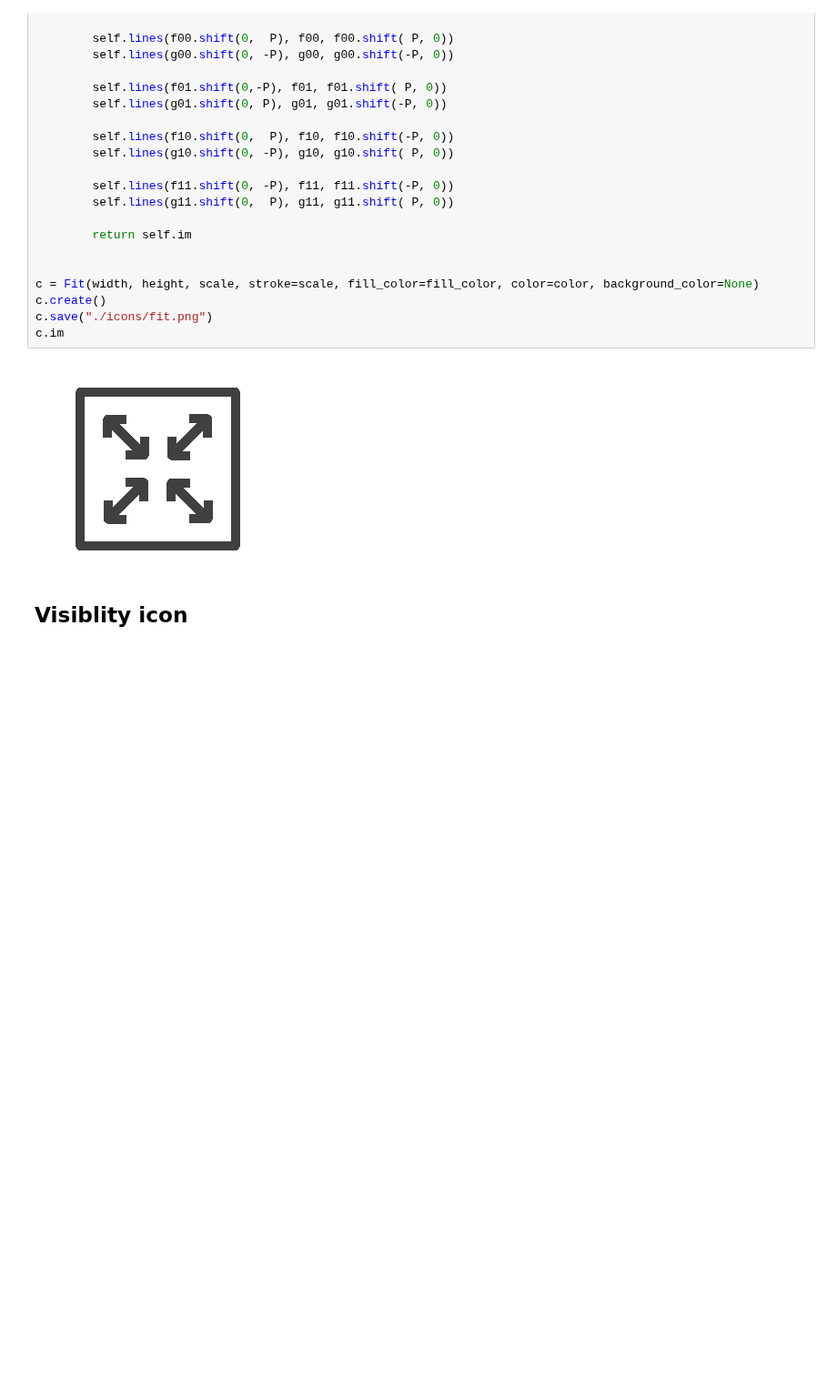
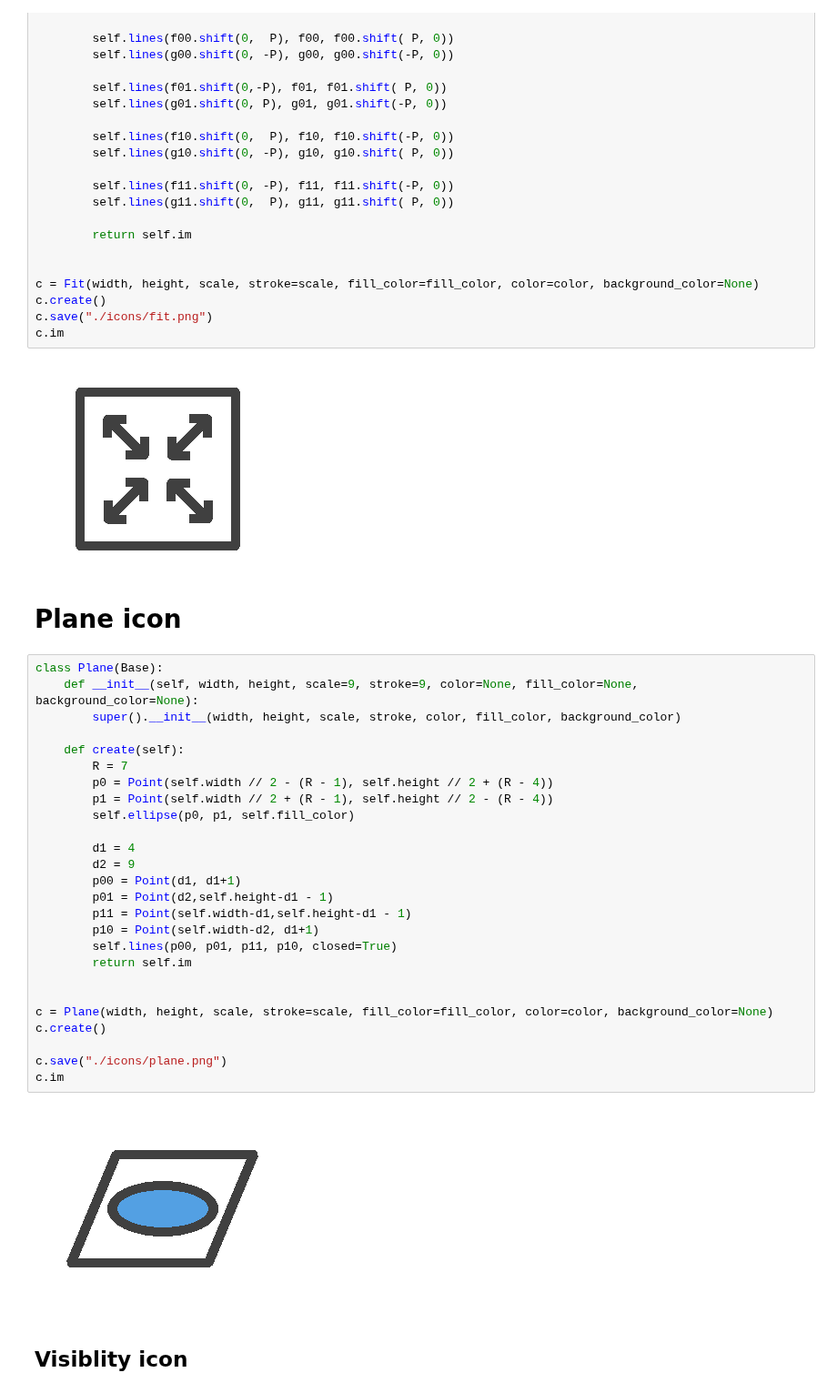
Before and after one commit to bernhard-42/jupyter-cadquery, a Jupyter notebook: Icon Factory.ipynb, the cells around one changed output. Shown at 91% size. Drawn from its saved outputs; the diff is of its cells as text; blank space fills up the shorter version.

```diff
--- a/Icon Factory.ipynb
+++ b/Icon Factory.ipynb
@@ -298,6 +298,36 @@ c.save("./icons/fit.png")
 c.im
 # %% [output]
 [figure]
+# %% [markdown]
+# Plane icon
+# %%
+class Plane(Base):
+    def __init__(self, width, height, scale=9, stroke=9, color=None, fill_color=None, background_color=None):
+        super().__init__(width, height, scale, stroke, color, fill_color, background_color)
+
+    def create(self):
+        R = 7
+        p0 = Point(self.width // 2 - (R - 1), self.height // 2 + (R - 4))
+        p1 = Point(self.width // 2 + (R - 1), self.height // 2 - (R - 4))
+        self.ellipse(p0, p1, self.fill_color)
+
+        d1 = 4
+        d2 = 9
+        p00 = Point(d1, d1+1)
+        p01 = Point(d2,self.height-d1 - 1)
+        p11 = Point(self.width-d1,self.height-d1 - 1)
+        p10 = Point(self.width-d2, d1+1)
+        self.lines(p00, p01, p11, p10, closed=True)
+        return self.im
+
+
+c = Plane(width, height, scale, stroke=scale, fill_color=fill_color, color=color, background_color=None)
+c.create()
+
+c.save("./icons/plane.png")
+c.im
+# %% [output]
+[figure, added]
 # %% [markdown]
 ## Visiblity icon
 # %%
```
Also changed, not shown: 7 other files.
